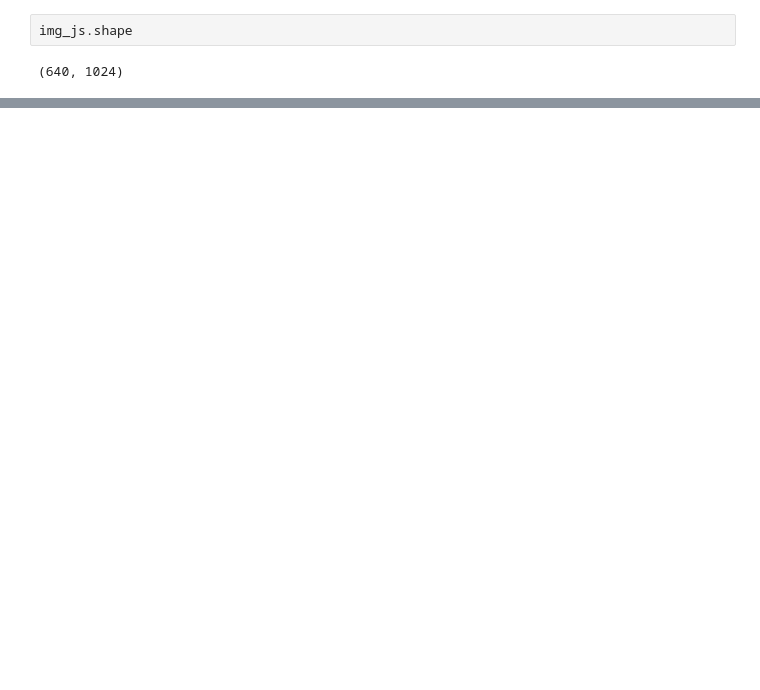
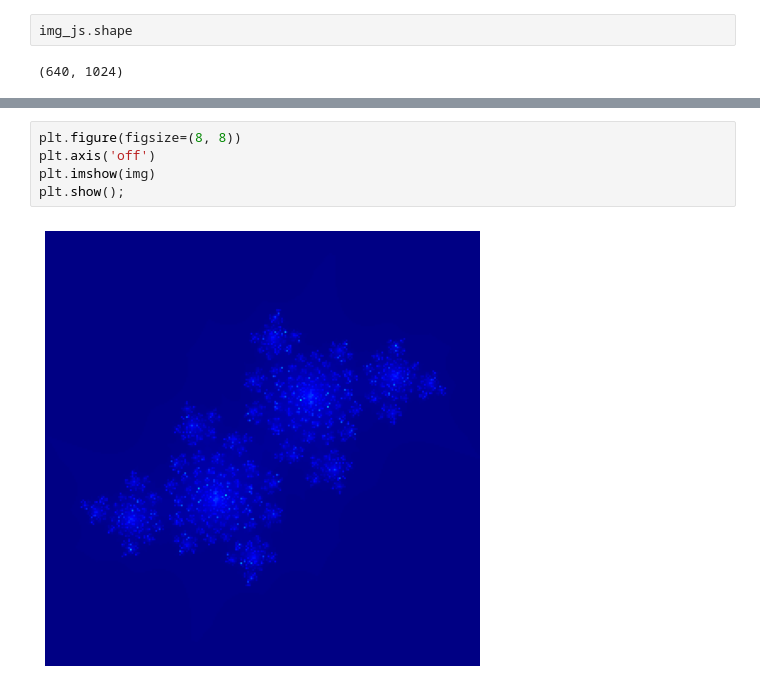
Before and after one commit to eandreas/fractals, a Jupyter notebook: mandelbrot_julia - v2.ipynb, the cells around one changed output, grey strips where cells are left out. Drawn from its saved outputs; the diff is of its cells as text; blank space fills up the shorter version.

```diff
--- a/mandelbrot_julia - v2.ipynb
+++ b/mandelbrot_julia - v2.ipynb
@@ -429,0 +281,7 @@ plt.show();
+# %%
+plt.figure(figsize=(8, 8))
+plt.axis('off')
+plt.imshow(img)
+plt.show();
+# %% [output]
+[figure, added]
```
Also changed, not shown: parts of 30 cells of this notebook, 2 other files.
